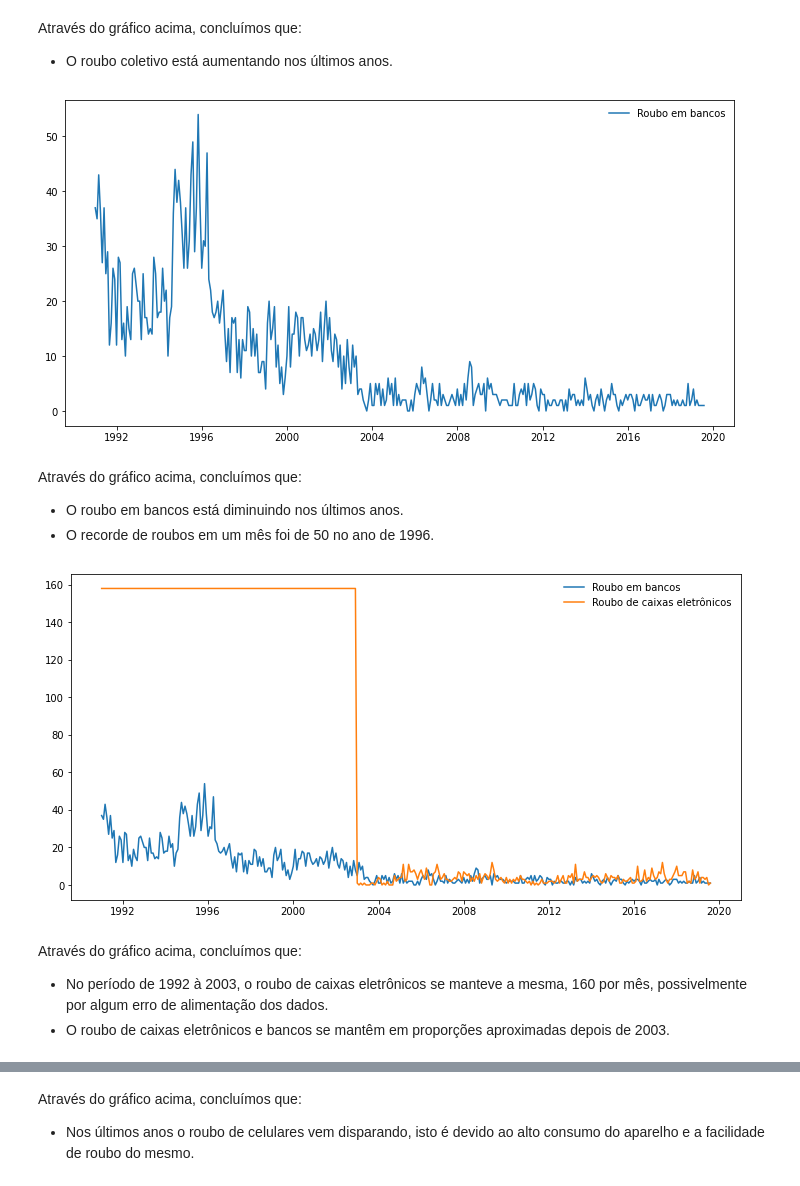
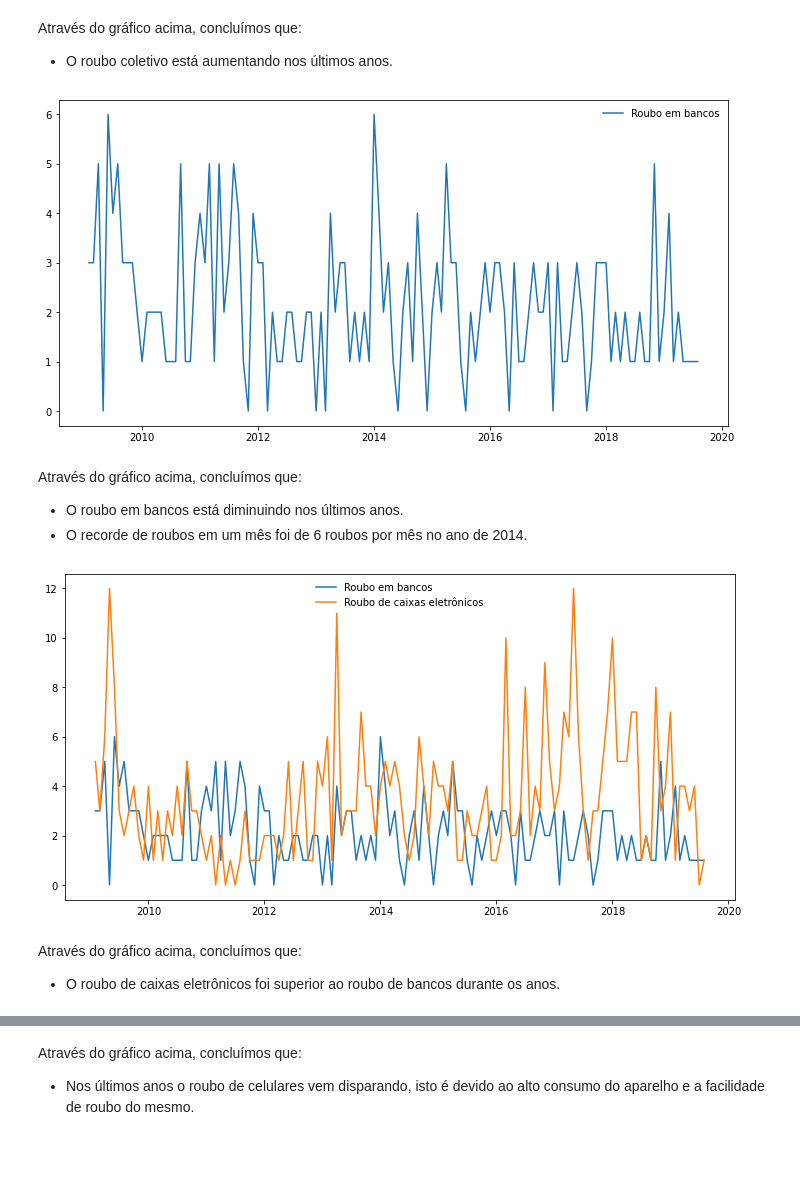
Before and after one commit to ladpedrino/Data-Science, a Jupyter notebook: Projeto_Analise_Violencia_RJ/Analisando_a_Violência_no_Rio_de_Janeiro.ipynb, the cells around one changed output, grey strips where cells are left out. Cells and saved outputs as stored; diff of their text form; code cells hidden in the pictures; blank space fills up the shorter version.

```diff
--- a/Projeto_Analise_Violencia_RJ/Analisando_a_Violência_no_Rio_de_Janeiro.ipynb
+++ b/Projeto_Analise_Violencia_RJ/Analisando_a_Violência_no_Rio_de_Janeiro.ipynb
@@ -219,0 +229,2 @@ Após a análise do dataset e adicionar novas variáveis, o próximo passo é ex
+# %%
+df_ultima_decada = df.query('date >"2009-01-01"')
@@ -378,28 +397,27 @@ Através do gráfico acima, concluímos que:
 # %%
 #Plotagem de gráfico de roubo em bancos
 fig, ax = plt.subplots(figsize = (12,6));
-ax.plot(df['date'],df['roubo_banco'], label = 'Roubo em bancos');
+ax.plot(df_ultima_decada['date'],df_ultima_decada['roubo_banco'], label = 'Roubo em bancos');
 plt.legend(frameon=False);
 plt.show();
 # %% [output]
-[figure, old version]
+[figure, new version]
 # %% [markdown]
 Através do gráfico acima, concluímos que:
 * O roubo em bancos está diminuindo nos últimos anos.
-* O recorde de roubos em um mês foi de 50 no ano de 1996.
+* O recorde de roubos em um mês foi de 6 roubos por mês no ano de 2014.
 # %%
 #Plotagem de gráfico de roubo em caixas eletrônicos e roubo em bancos
 fig, ax = plt.subplots(figsize = (12,6));
-ax.plot(df['date'],df['roubo_banco'], label = 'Roubo em bancos');
-ax.plot(df['date'],df['roubo_cx_eletronico'], label = 'Roubo de caixas eletrônicos');
+ax.plot(df_ultima_decada['date'],df_ultima_decada['roubo_banco'], label = 'Roubo em bancos');
+ax.plot(df_ultima_decada['date'],df_ultima_decada['roubo_cx_eletronico'], label = 'Roubo de caixas eletrônicos');
 plt.legend(frameon=False);
 plt.show();
 # %% [output]
-[figure, old version]
+[figure, new version]
-# %% [markdown]
-Através do gráfico acima, concluímos que:
-* No período de 1992 à 2003, o roubo de caixas eletrônicos se manteve a mesma, 160 por mês, possivelmente por algum erro de alimentação dos dados.
-* O roubo de caixas eletrônicos e bancos se mantêm em proporções aproximadas depois de 2003.
+# %% [markdown]
+Através do gráfico acima, concluímos que:
+* O roubo de caixas eletrônicos foi superior ao roubo de bancos durante os anos.
 # %%
 #Plotagem de gráfico de comparativo total de roubos e furtos de veículos e carros recuperados
 fig, ax = plt.subplots(figsize = (12,6));
```
Also changed, not shown: parts of 27 cells of this notebook.
